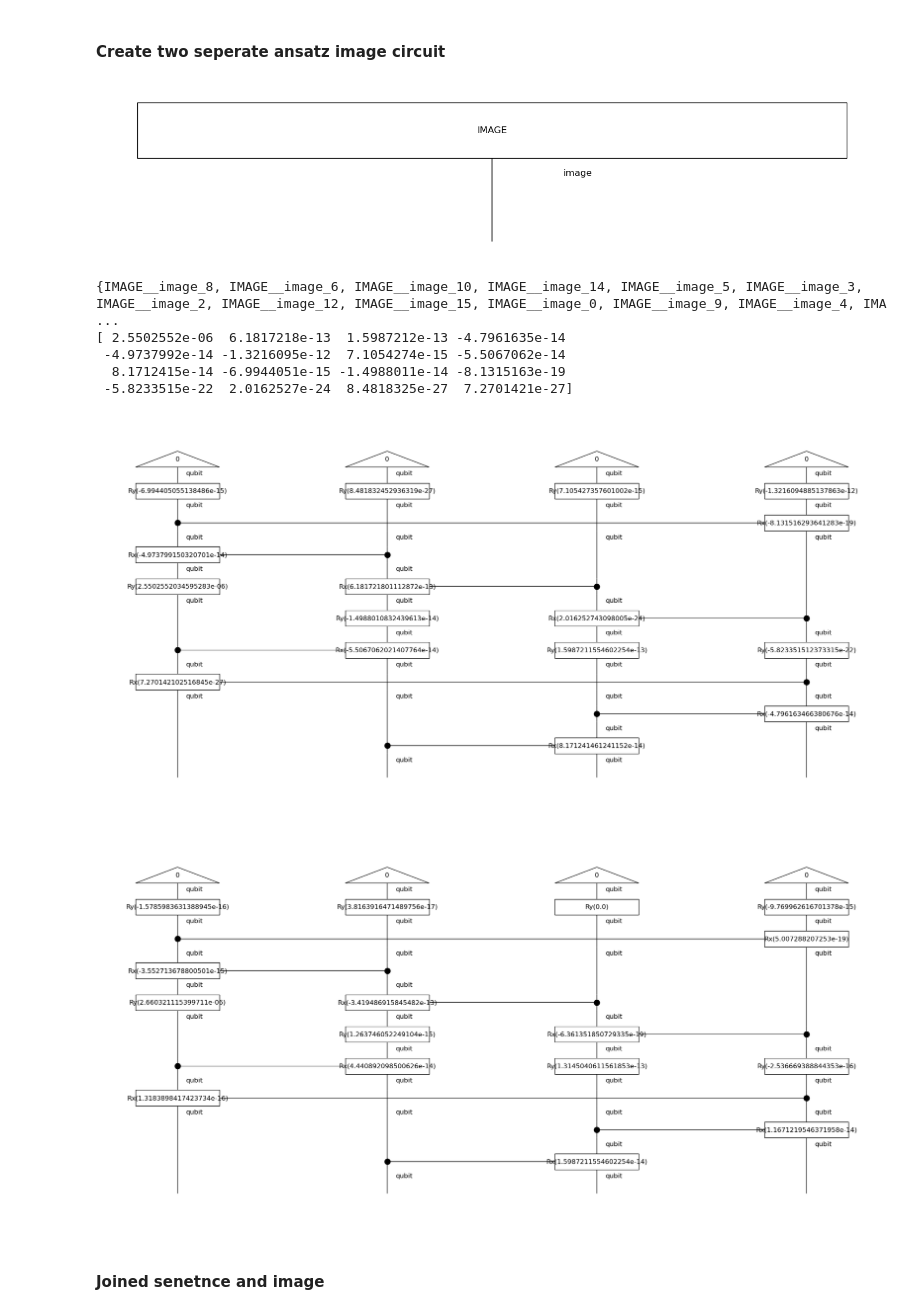
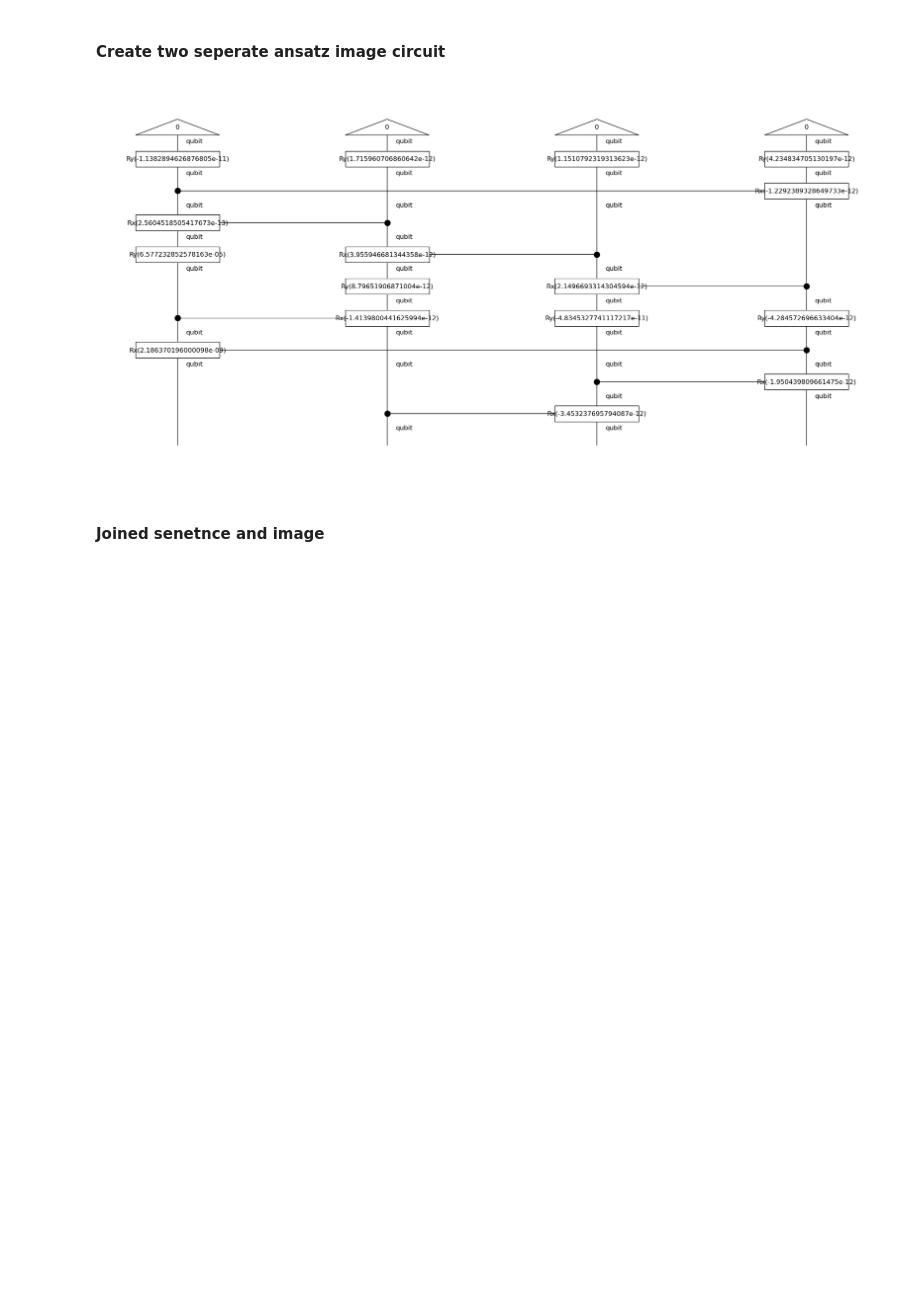
Before and after one commit to halaa901/QNLP-Thesis, a Jupyter notebook: implementation.ipynb, the cells around one changed output. Cells and saved outputs as stored; diff of their text form; code cells hidden in the pictures; blank space fills up the shorter version.

Commit message:
finalized loop for images and sentence concatenations.

```diff
--- a/implementation.ipynb
+++ b/implementation.ipynb
@@ -280,37 +289,39 @@ train_circuits_sentence[1].draw(figsize=(30, 20), fontsize=12)
 [figure]
 # %% [markdown]
 #### Create two seperate ansatz image circuit
+# %%
+# Make the numpy arrays in image pos into a list
+# ORGANIZE AND MAKE THIS EARLIER
+
+copy_df = features_df.copy()
+list_of_lists = copy_df['image_pos'].apply(lambda x: x.tolist()).tolist()
 # %%
 from lambeq.backend.grammar import Ty, Box
 from lambeq import Sim14Ansatz
 from torch import nn
 
 # Create a new image Ty
 image_type = Ty("image")
 image_box = Box(name = "IMAGE", dom = Ty(), cod= image_type)
 # image_box.draw(figsize=(14, 3), fontsize=12)
 
 # Create template Ansatz
 ansatz = Sim14Ansatz({image_type: 4}, n_layers=1)
 image_circ = ansatz(image_box)
 # image_circ.draw(figsize=(20, 10), fontsize=12)
 
 # Add data into image circuit POS
-conc_image_circ_pos = image_circ.lambdify(*list(image_circ.free_symbols))(*feature_vec_pos)
-conc_image_circ_pos.draw(figsize=(20, 10), fontsize=12)
+images = copy_df["image_pos"]
+train_circuits_imagePos = [image_circ.lambdify(*list(image_circ.free_symbols))(*feature_vec) for feature_vec in images]
+train_circuits_imagePos[9].draw(figsize=(20, 10), fontsize=12)
 
-# Add data into image circuit NEG
-conc_image_circ_neg = image_circ.lambdify(*list(image_circ.free_symbols))(*feature_vec_neg)
-conc_image_circ_neg.draw(figsize=(20, 10), fontsize=12)
+# POSITIVE AND NEGATIVE IMAGES
+# conc_image_circ_pos = image_circ.lambdify(*list(image_circ.free_symbols))(*vector)
+# conc_image_circ_pos.draw(figsize=(20, 10), fontsize=12)
+# conc_image_circ_neg = image_circ.lambdify(*list(image_circ.free_symbols))(*feature_vec_neg)
+# conc_image_circ_neg.draw(figsize=(20, 10), fontsize=12)
 # %% [output]
-[figure, old version]
+[figure, new version]
-{IMAGE__image_8, IMAGE__image_6, IMAGE__image_10, IMAGE__image_14, IMAGE__image_5, IMAGE__image_3, IMAGE__image_2, IMAGE__image_12, IMAGE__image_15, IMAGE__image_0, IMAGE__image_9, IMAGE__image_4, IMA ...
-[ 2.5502552e-06  6.1817218e-13  1.5987212e-13 -4.7961635e-14
- -4.9737992e-14 -1.3216095e-12  7.1054274e-15 -5.5067062e-14
-  8.1712415e-14 -6.9944051e-15 -1.4988011e-14 -8.1315163e-19
- -5.8233515e-22  2.0162527e-24  8.4818325e-27  7.2701421e-27]
-[figure, removed]
-[figure, removed]
 # %% [markdown]
 #### Joined senetnce and image
 # %%
```
Also changed, not shown: parts of 4 cells of this notebook.
